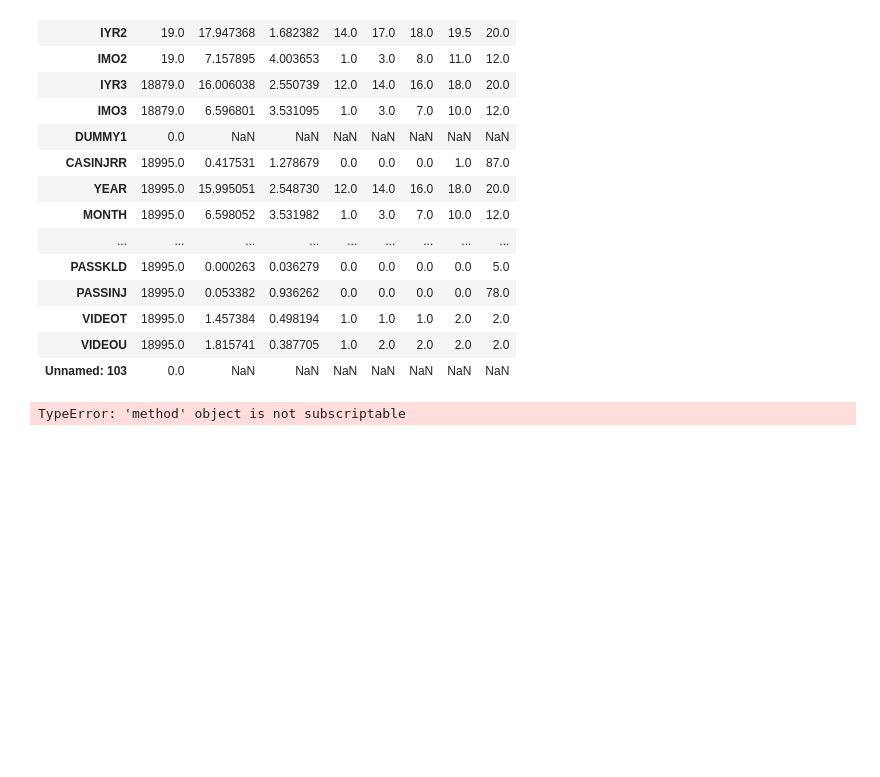
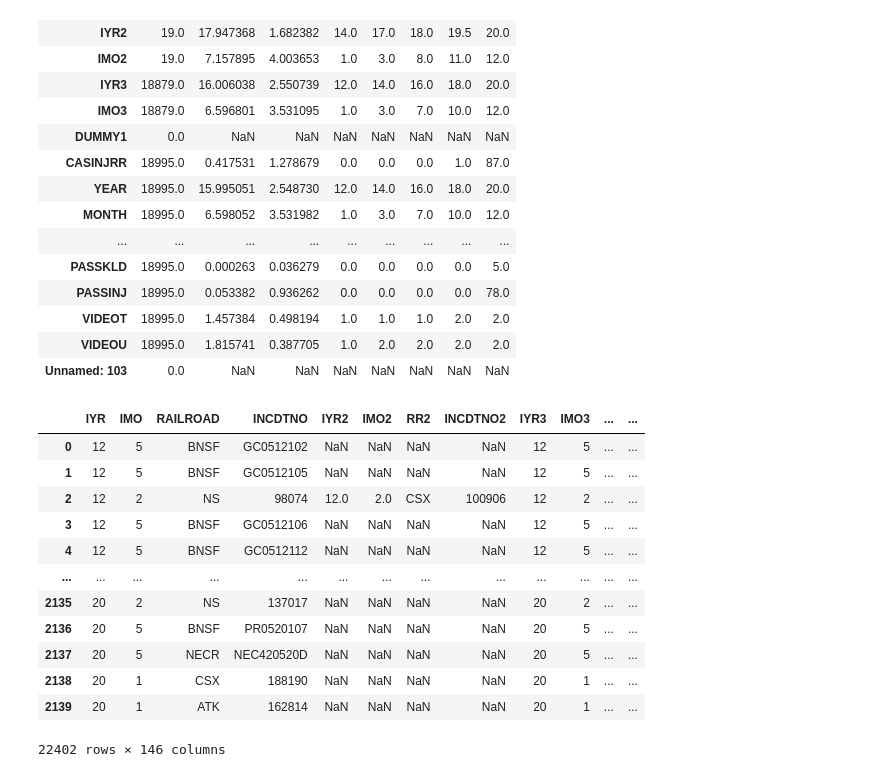
Before and after one commit to OTR-Capstone/Off_The_Rails, a Jupyter notebook: Steve_Stuff/workbench.ipynb, the cells around one changed output. Drawn from its saved outputs; the diff is of its cells as text; code cells hidden in the pictures; blank space fills up the shorter version.

Commit message:
equip

```diff
--- a/Steve_Stuff/workbench.ipynb
+++ b/Steve_Stuff/workbench.ipynb
@@ -50,9 +52,40 @@ hwy_df.describe().T
 | VIDEOT | 18995.0 | 1.457384 | 0.498194 | 1.0 | 1.0 | 1.0 | 2.0 | 2.0 |
 | VIDEOU | 18995.0 | 1.815741 | 0.387705 | 1.0 | 2.0 | 2.0 | 2.0 | 2.0 |
 | Unnamed: 103 | 0.0 | NaN | NaN | NaN | NaN | NaN | NaN | NaN |
-# %%
-hwy_df = hwy_df.drop['DUMMY1', 'DUMMY2', 'DUMMY3', 'DUMMY5']
-# %% [output]
-TypeError: 'method' object is not subscriptable
+# %%
+def get_equiprail():
+
+    '''This function acquires the equipment rail accident data, concats all of the dataframes into one'''
+
+
+    df = pd.read_csv('rail_equip_accidents_2012.csv', index_col=False)
+    df1 = pd.read_csv('rail_equip_accidents_2013.csv', index_col=False)
+    df2 = pd.read_csv('rail_equip_accidents_2014.csv', index_col=False)
+    df3 = pd.read_csv('rail_equip_accidents_2015.csv', index_col=False)
+    df4 = pd.read_csv('rail_equip_accidents_2016.csv', index_col=False)
+    df5 = pd.read_csv('rail_equip_accidents_2017.csv', index_col=False)
+    df6 = pd.read_csv('rail_equip_accidents_2018.csv', index_col=False)
+    df7 = pd.read_csv('rail_equip_accidents_2019.csv', index_col=False)
+    df8 = pd.read_csv('rail_equip_accidents_2020.csv', index_col=False)
+
+    equip_df = pd.concat([df, df1, df2, df3, df4, df5, df6, df7, df8])
+
+    return equip_df
+# %%
+equip_df = get_equiprail()
 # %%
-equip_df = pd.read_csv('')
+equip_df
+# %% [output]
+|  | IYR | IMO | RAILROAD | INCDTNO | IYR2 | IMO2 | RR2 | INCDTNO2 | IYR3 | IMO3 | ... | ... |
+| 0 | 12 | 5 | BNSF | GC0512102 | NaN | NaN | NaN | NaN | 12 | 5 | ... | ... |
+| 1 | 12 | 5 | BNSF | GC0512105 | NaN | NaN | NaN | NaN | 12 | 5 | ... | ... |
+| 2 | 12 | 2 | NS | 98074 | 12.0 | 2.0 | CSX | 100906 | 12 | 2 | ... | ... |
+| 3 | 12 | 5 | BNSF | GC0512106 | NaN | NaN | NaN | NaN | 12 | 5 | ... | ... |
+| 4 | 12 | 5 | BNSF | GC0512112 | NaN | NaN | NaN | NaN | 12 | 5 | ... | ... |
+| ... | ... | ... | ... | ... | ... | ... | ... | ... | ... | ... | ... | ... |
+| 2135 | 20 | 2 | NS | 137017 | NaN | NaN | NaN | NaN | 20 | 2 | ... | ... |
+| 2136 | 20 | 5 | BNSF | PR0520107 | NaN | NaN | NaN | NaN | 20 | 5 | ... | ... |
+| 2137 | 20 | 5 | NECR | NEC420520D | NaN | NaN | NaN | NaN | 20 | 5 | ... | ... |
+| 2138 | 20 | 1 | CSX | 188190 | NaN | NaN | NaN | NaN | 20 | 1 | ... | ... |
+| 2139 | 20 | 1 | ATK | 162814 | NaN | NaN | NaN | NaN | 20 | 1 | ... | ... |
+22402 rows × 146 columns
```
Also changed, not shown: parts of 3 cells of this notebook.
